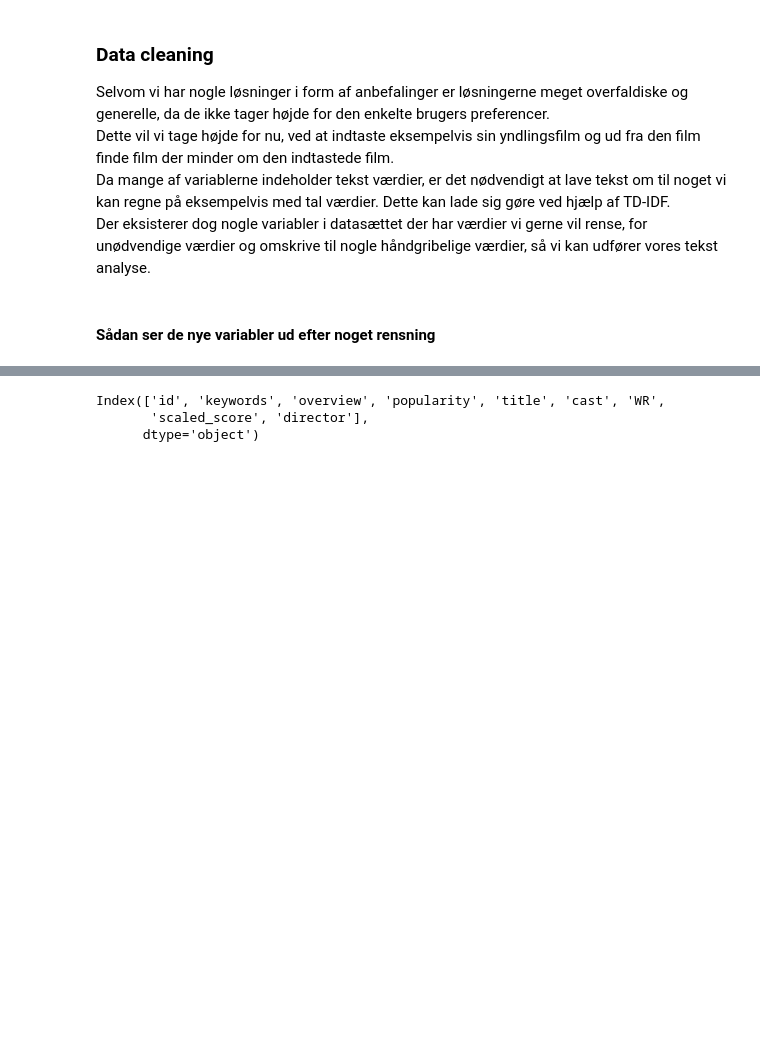
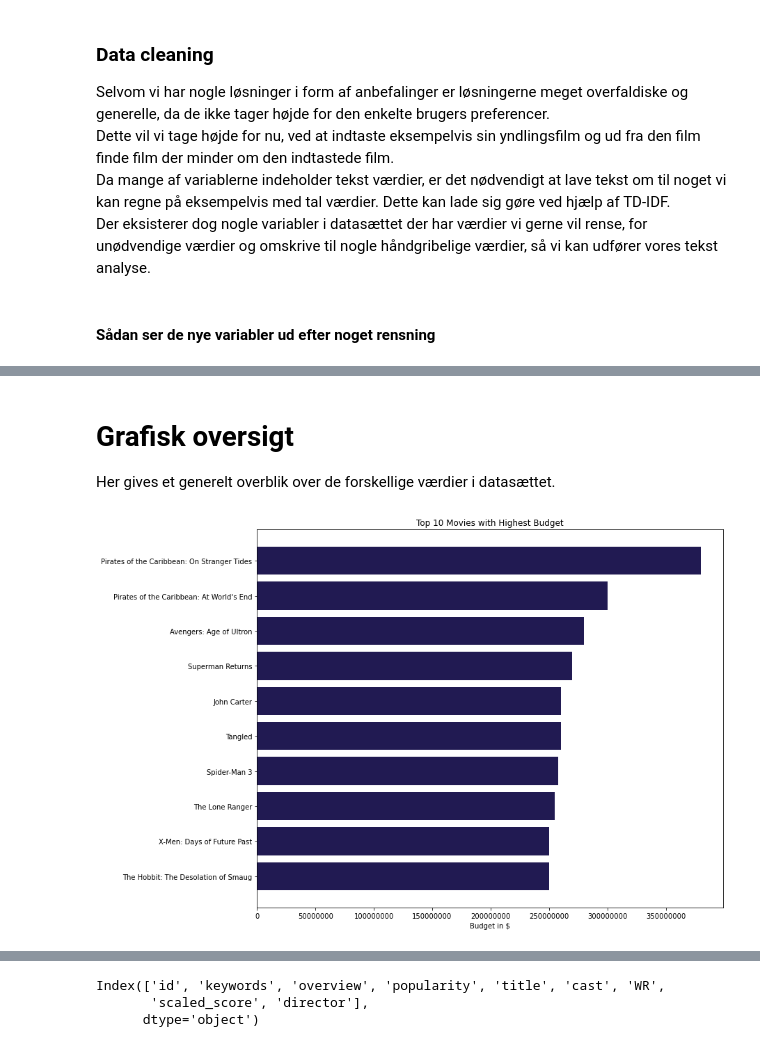
Before and after one commit to kent1325/P1---Movie-Recommender-System, a Jupyter notebook: P1 - Recommender System notebook.ipynb, the cells around one changed output, grey strips where cells are left out. Drawn from its saved outputs; the diff is of its cells as text; code cells hidden in the pictures; blank space fills up the shorter version.

```diff
--- a/P1 - Recommender System notebook.ipynb
+++ b/P1 - Recommender System notebook.ipynb
@@ -309,3 +307,19 @@ cleaned_df[features].head()
 | 2 | [Daniel Craig, Christoph Waltz, L... | [Thomas Newman, Sam Mendes, Anna ... | [spy, based on novel, secret agen... | [Action, Adventure, Crime] | [Columbia Pictures, Danjaq, B24] | [United Kingdom, United States of... | [Français, English, Español, Ital... |
 | 3 | [Christian Bale, Michael Caine, G... | [Hans Zimmer, Charles Roven, Chri... | [dc comics, crime fighter, terror... | [Action, Crime, Drama, Thriller] | [Legendary Pictures, Warner Bros.... | [United States of America] | [English] |
 | 4 | [Taylor Kitsch, Lynn Collins, Sam... | [Andrew Stanton, Andrew Stanton, ... | [based on novel, mars, medallion,... | [Action, Adventure, Science Fiction] | [Walt Disney Pictures] | [United States of America] | [English] |
+# %% [markdown]
+# Grafisk oversigt
+Her gives et generelt overblik over de forskellige værdier i datasættet.
+# %%
+plt.figure(figsize=(12,10))
+plt.barh(main_df.sort_values("budget", ascending=False)['title'].head(10),
+         main_df.sort_values("budget", ascending=False)['budget'].head(10),
+         align='center', color='#211a52')
+plt.gca().invert_yaxis()
+plt.xlabel("Budget in $")
+plt.ticklabel_format(axis='x', style='plain')
+#plt.xaxis.get_offset_text().set_visible(False)
+plt.title("Top 10 Movies with Highest Budget")
+plt.show()
+# %% [output]
+[figure, added]
```
Also changed, not shown: parts of 21 cells of this notebook.
